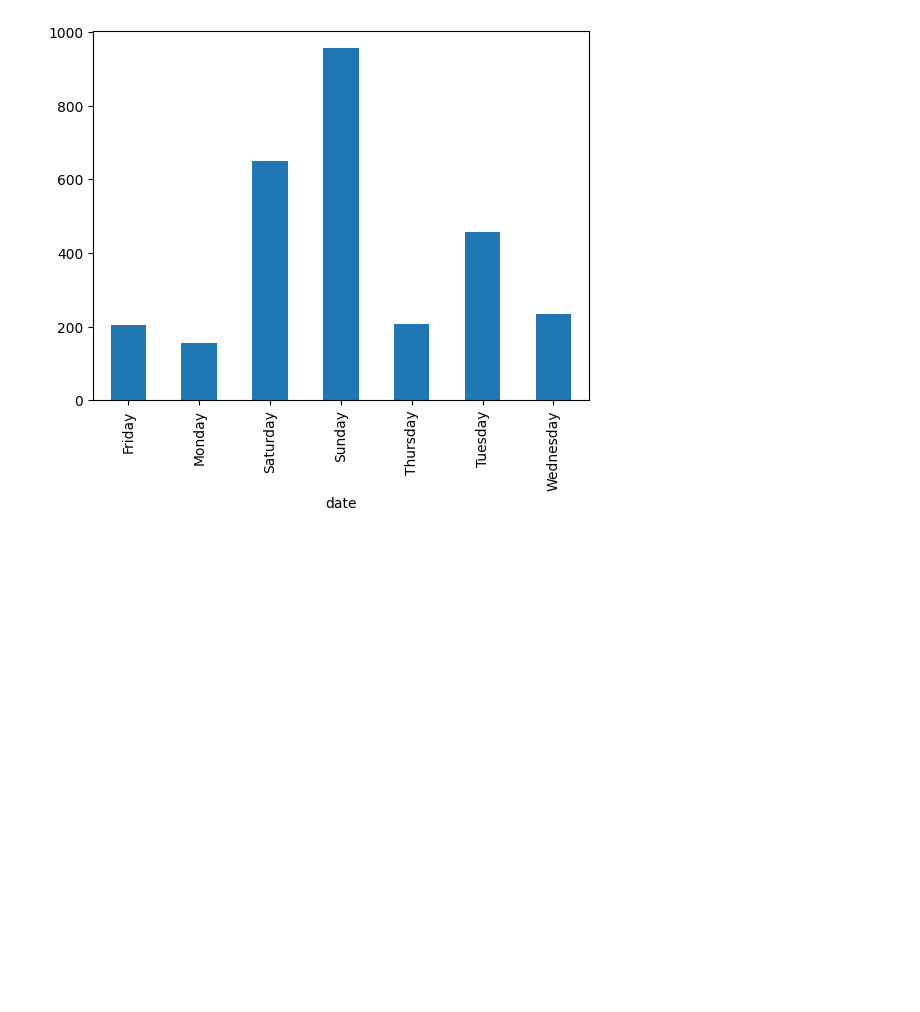
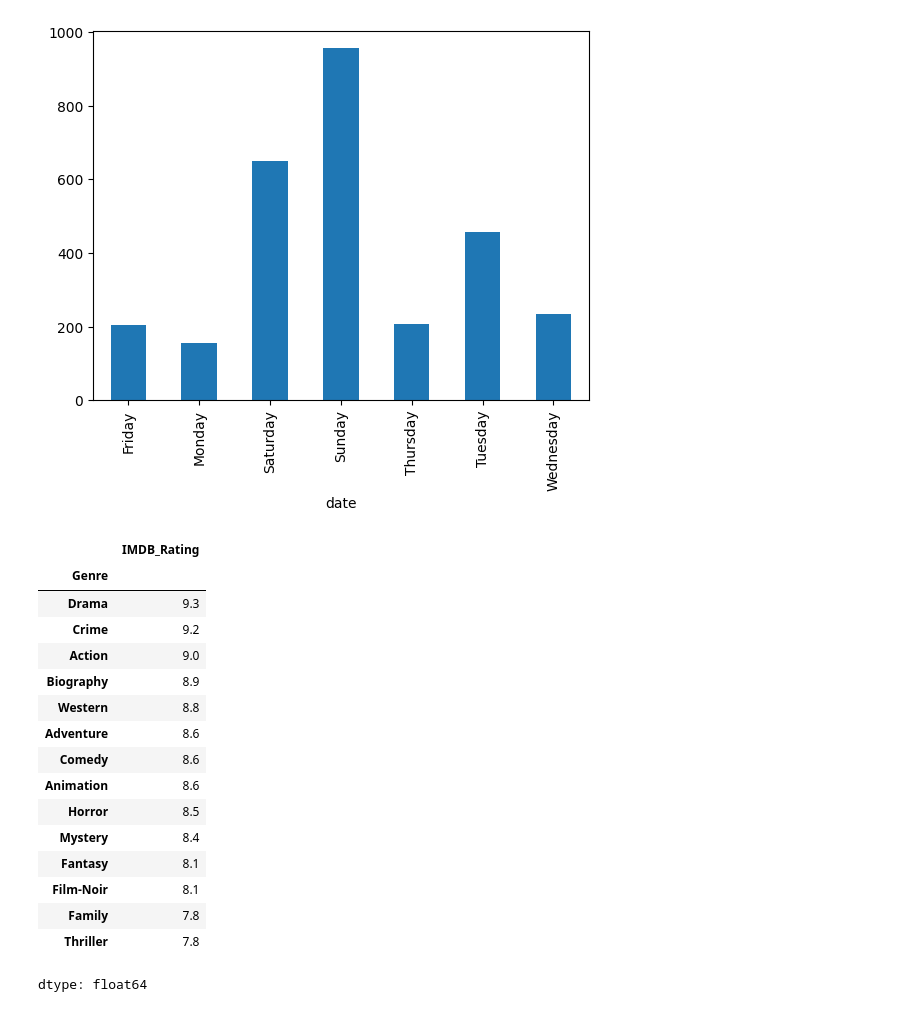
Before and after one commit to priyansh-commits/practice, a Jupyter notebook: pandas_and_numpy_rev.ipynb, the cells around one changed output. Drawn from its saved outputs; the diff is of its cells as text; code cells hidden in the pictures; blank space fills up the shorter version.

```diff
--- a/pandas_and_numpy_rev.ipynb
+++ b/pandas_and_numpy_rev.ipynb
@@ -162,0 +168,22 @@ df.head()
+# %%
+mov=pd.read_csv('/content/imdb-top-1000.csv')
+mov.head(3)
+mov.groupby('Genre')['IMDB_Rating'].max().sort_values(ascending=False)
+# %% [output]
+|  | IMDB_Rating |
+| Genre |  |
+| Drama | 9.3 |
+| Crime | 9.2 |
+| Action | 9.0 |
+| Biography | 8.9 |
+| Western | 8.8 |
+| Adventure | 8.6 |
+| Comedy | 8.6 |
+| Animation | 8.6 |
+| Horror | 8.5 |
+| Mystery | 8.4 |
+| Fantasy | 8.1 |
+| Film-Noir | 8.1 |
+| Family | 7.8 |
+| Thriller | 7.8 |
+dtype: float64
```
Also changed, not shown: parts of 1 cell of this notebook.
